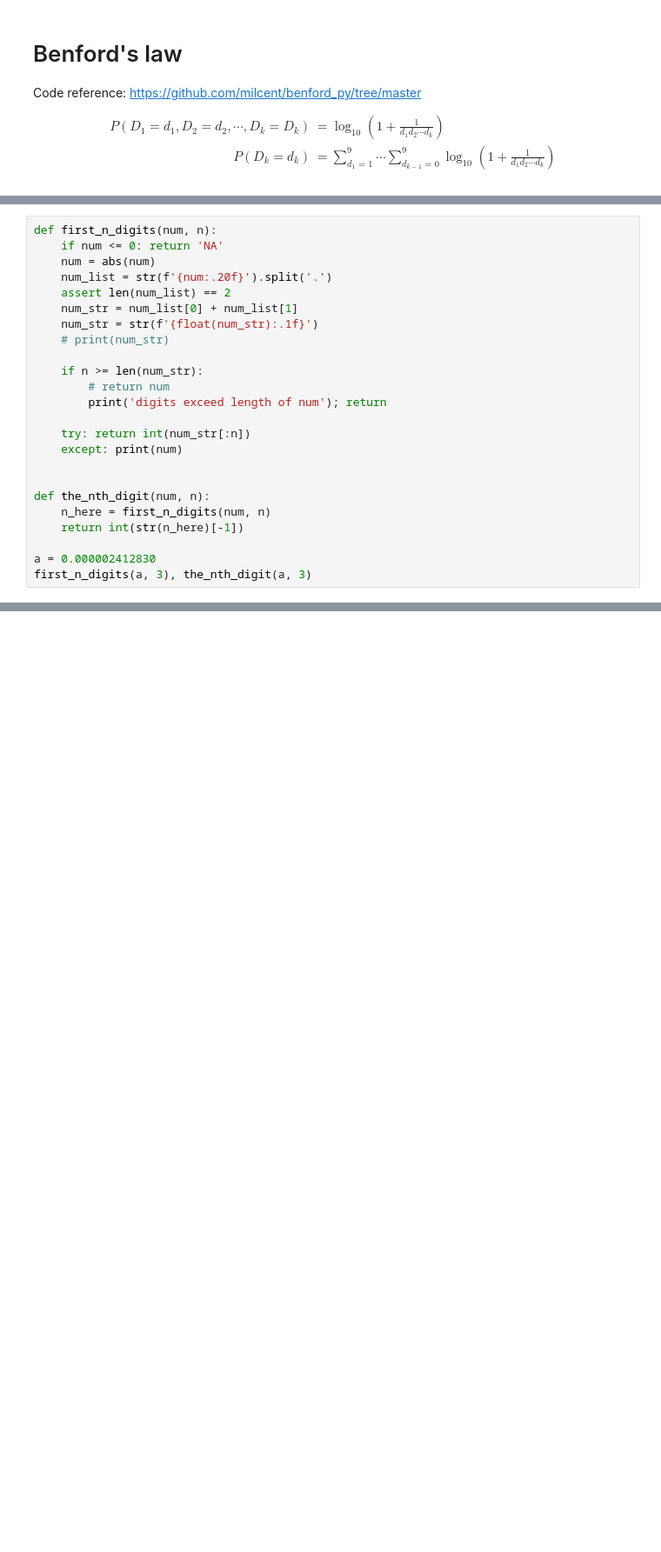
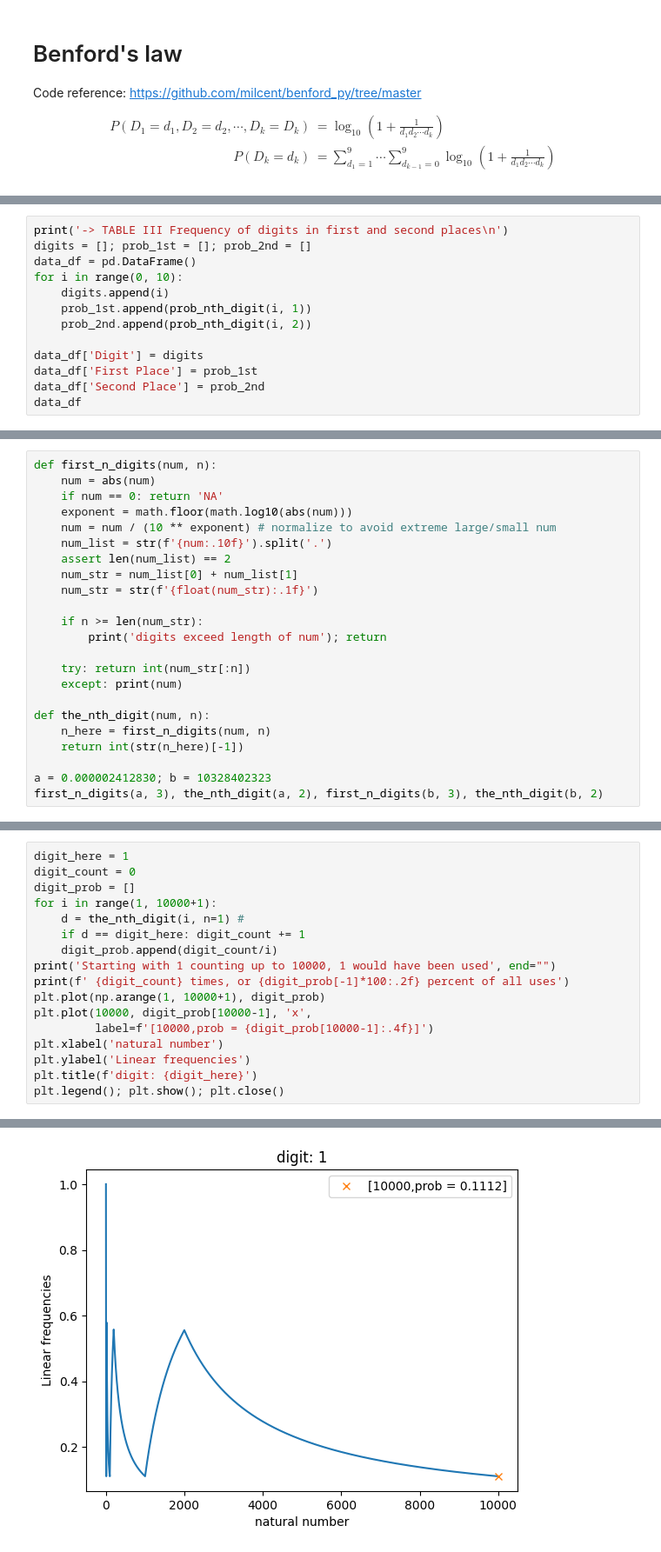
Before and after one commit to yingzibu/Data_Fraud, a Jupyter notebook: Benford/orig_paper_1938_benford_law.ipynb, the cells around one changed output, grey strips where cells are left out. Shown at 87% size. Cells and saved outputs as stored; diff of their text form; blank space fills up the shorter version.

```diff
--- a/Benford/orig_paper_1938_benford_law.ipynb
+++ b/Benford/orig_paper_1938_benford_law.ipynb
@@ -107,0 +78,13 @@ P(D_k = d_k) & = \sum_{d_1=1}^{9} \cdots \sum_{d_{k-1} =0}^9 \log_{10} (1 + \fra
+# %%
+print('-> TABLE III Frequency of digits in first and second places\n')
+digits = []; prob_1st = []; prob_2nd = []
+data_df = pd.DataFrame()
+for i in range(0, 10):
+    digits.append(i)
+    prob_1st.append(prob_nth_digit(i, 1))
+    prob_2nd.append(prob_nth_digit(i, 2))
+
+data_df['Digit'] = digits
+data_df['First Place'] = prob_1st
+data_df['Second Place'] = prob_2nd
+data_df
@@ -108,25 +120,24 @@ P(D_k = d_k) & = \sum_{d_1=1}^{9} \cdots \sum_{d_{k-1} =0}^9 \log_{10} (1 + \fra
 # %%
 def first_n_digits(num, n):
-    if num <= 0: return 'NA'
     num = abs(num)
-    num_list = str(f'{num:.20f}').split('.')
+    if num == 0: return 'NA'
+    exponent = math.floor(math.log10(abs(num)))
+    num = num / (10 ** exponent) # normalize to avoid extreme large/small num
+    num_list = str(f'{num:.10f}').split('.')
     assert len(num_list) == 2
     num_str = num_list[0] + num_list[1]
     num_str = str(f'{float(num_str):.1f}')
-    # print(num_str)
 
     if n >= len(num_str):
-        # return num
         print('digits exceed length of num'); return
 
     try: return int(num_str[:n])
     except: print(num)
 
-
 def the_nth_digit(num, n):
     n_here = first_n_digits(num, n)
     return int(str(n_here)[-1])
 
-a = 0.000002412830
-first_n_digits(a, 3), the_nth_digit(a, 3)
+a = 0.000002412830; b = 10328402323
+first_n_digits(a, 3), the_nth_digit(a, 2), first_n_digits(b, 3), the_nth_digit(b, 2)
 # %% [output]
@@ -133,0 +147,18 @@ first_n_digits(a, 3), the_nth_digit(a, 3)
+# %%
+digit_here = 1
+digit_count = 0
+digit_prob = []
+for i in range(1, 10000+1):
+    d = the_nth_digit(i, n=1) #
+    if d == digit_here: digit_count += 1
+    digit_prob.append(digit_count/i)
+print('Starting with 1 counting up to 10000, 1 would have been used', end="")
+print(f' {digit_count} times, or {digit_prob[-1]*100:.2f} percent of all uses')
+plt.plot(np.arange(1, 10000+1), digit_prob)
+plt.plot(10000, digit_prob[10000-1], 'x',
+         label=f'[10000,prob = {digit_prob[10000-1]:.4f}]')
+plt.xlabel('natural number')
+plt.ylabel('Linear frequencies')
+plt.title(f'digit: {digit_here}')
+plt.legend(); plt.show(); plt.close()
+# %% [output]
@@ -133,0 +166 @@ first_n_digits(a, 3), the_nth_digit(a, 3)
+[figure, added]
```
Also changed, not shown: parts of 18 cells of this notebook.
